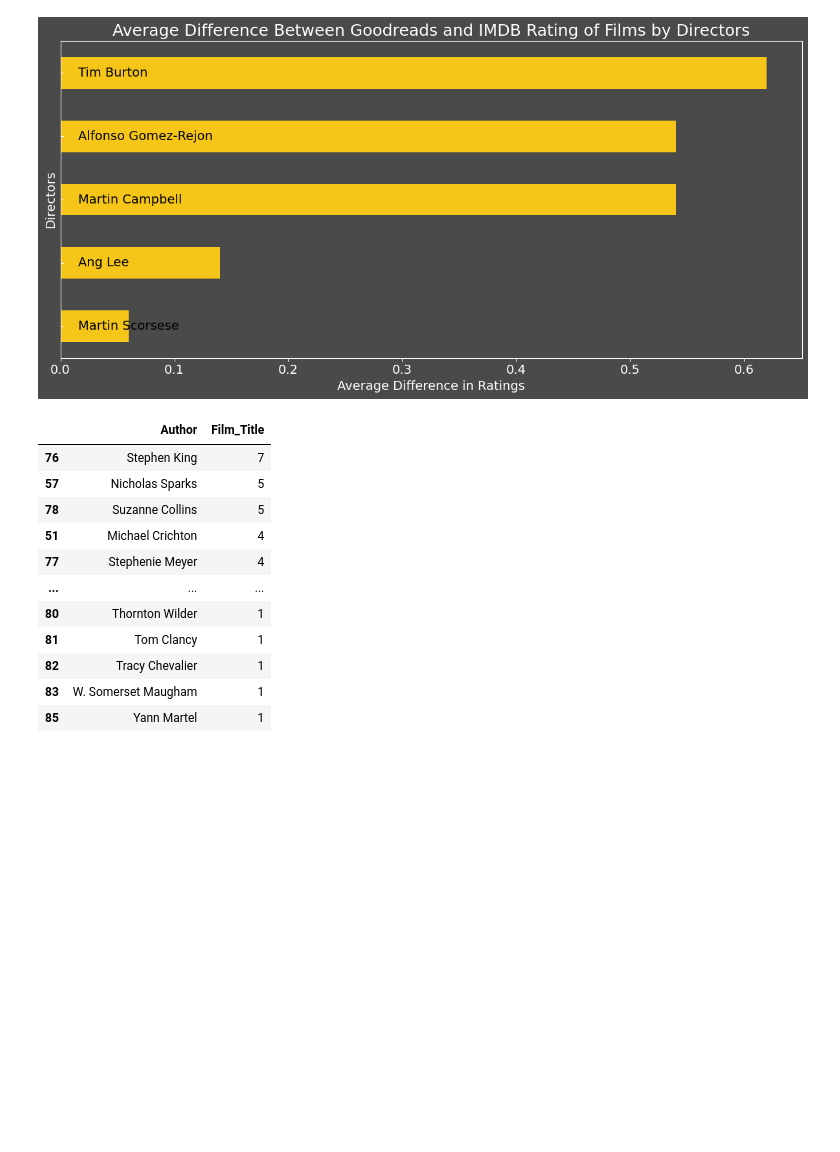
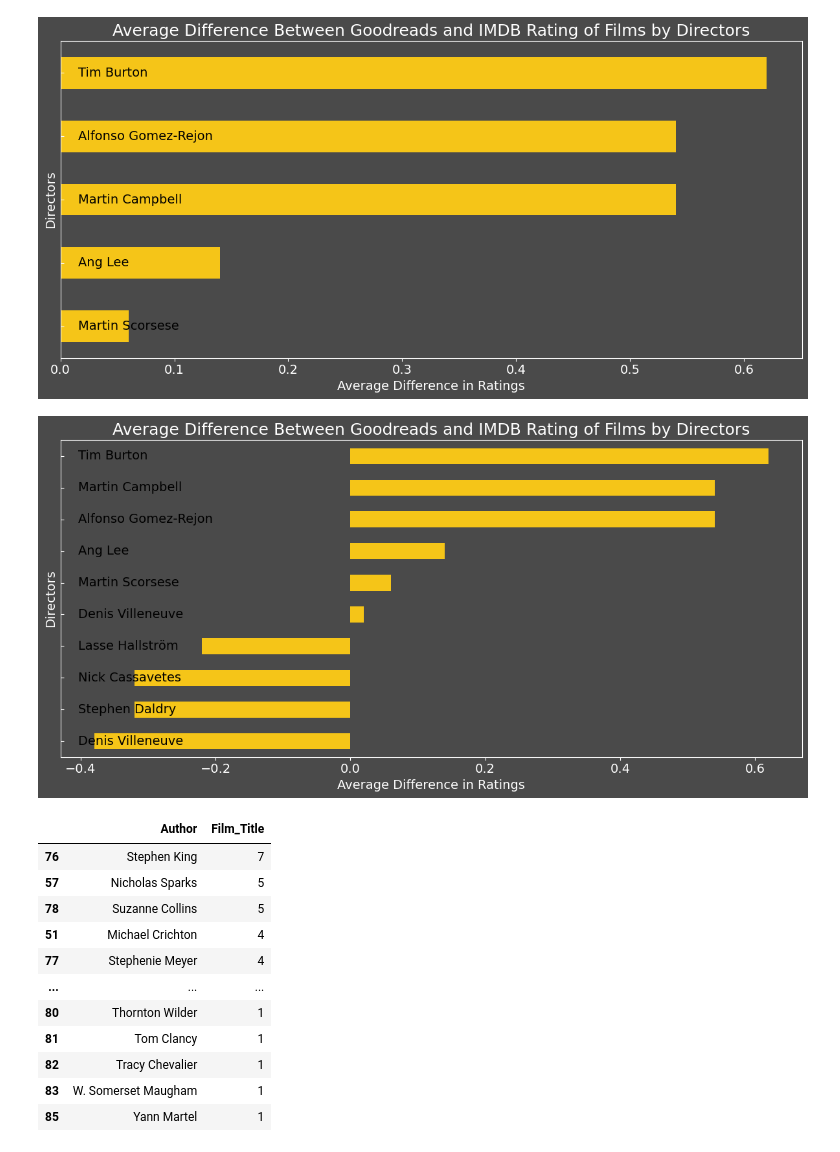
Before and after one commit to BigECire/eric-capstone, a Jupyter notebook: notebooks/Untitled.ipynb, the cells around one changed output. Drawn from its saved outputs; the diff is of its cells as text; code cells hidden in the pictures; blank space fills up the shorter version.

```diff
--- a/notebooks/Untitled.ipynb
+++ b/notebooks/Untitled.ipynb
@@ -765,6 +806,22 @@ plt.tight_layout();
 plt.savefig("../images/Average_Difference_Between_Goodreads_and_IMDB_Rating_of_Films_by_Directors.png", dpi=300, bbox_inches='tight')
 # %% [output]
 [figure]
+# %%
+fig, ax = plt.subplots()
+fig.patch.set_facecolor(color_palette['background'])
+small_list.sort_values(by=['imdb_book_diff'], ascending=False).head(10)[::-1].plot(x='Director', y='imdb_book_diff', kind = 'barh', color = color_palette['imdb'], figsize=(12, 6), legend=False, ax=ax)
+plt.title('Average Difference Between Goodreads and IMDB Rating of Films by Directors', fontsize = 18, color =  color_palette['lines'])
+ax.set_facecolor(color_palette['background'])
+plt.xlabel('Average Difference in Ratings', color =  color_palette['lines'], fontsize = 14)
+plt.ylabel('Directors', color =  color_palette['lines'], fontsize = 14)
+ax.spines[["bottom","left","top","right"]].set_color(color_palette['lines'])
+ax.set_yticklabels(ax.get_yticklabels(), ha='left', va='center', fontsize = 14)
+ax.set_xticklabels(ax.get_xticklabels(), fontsize = 14)
+ax.tick_params(axis='y', pad=-20, direction='in', color =  color_palette['lines'])
+ax.tick_params(axis='x', color =  color_palette['lines'], labelcolor=color_palette['lines'])
+plt.tight_layout();
+# %% [output]
+[figure, added]
 # %%
 Author_count = small_list.groupby('Author', as_index=False).Film_Title.count().sort_values(by=['Film_Title'], ascending=False)
 Author_count
```
Also changed, not shown: parts of 6 cells of this notebook, 5 other files.
